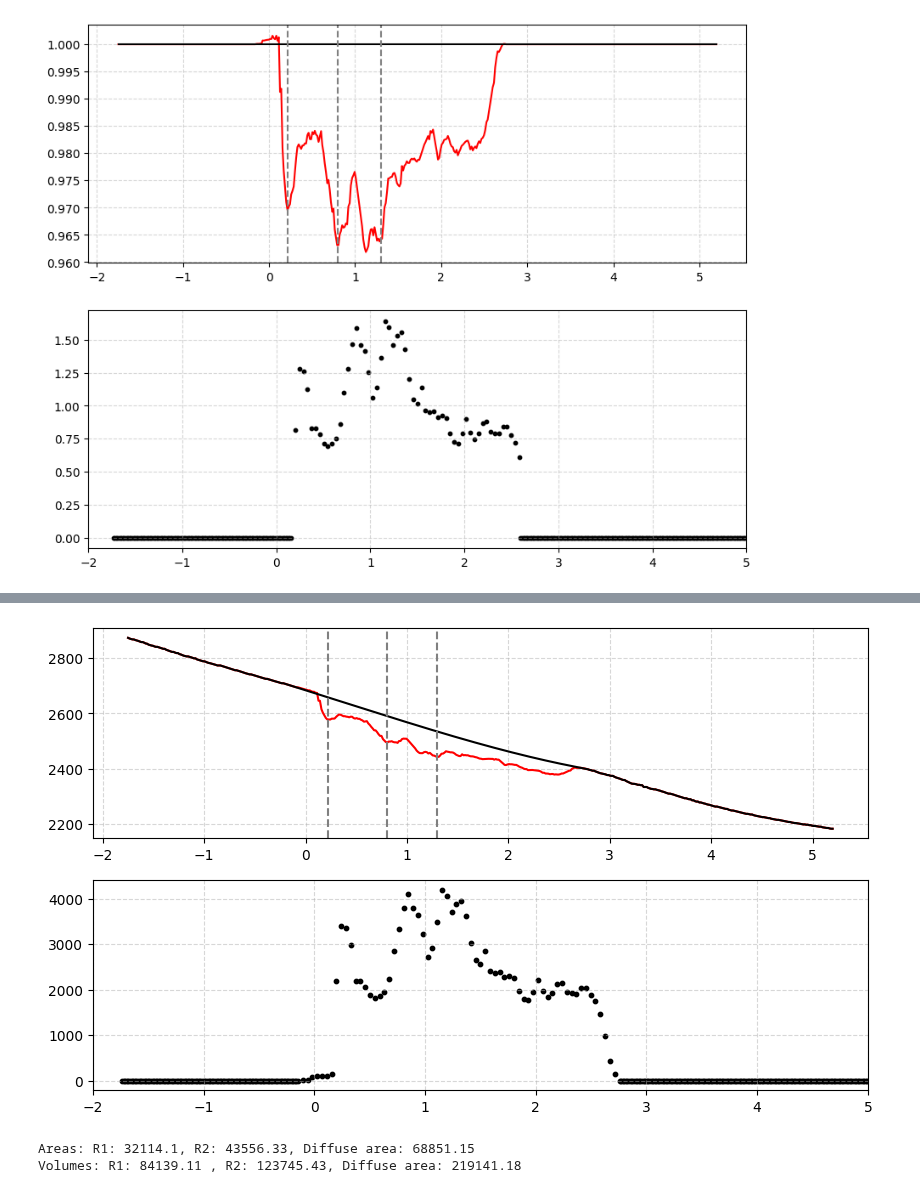
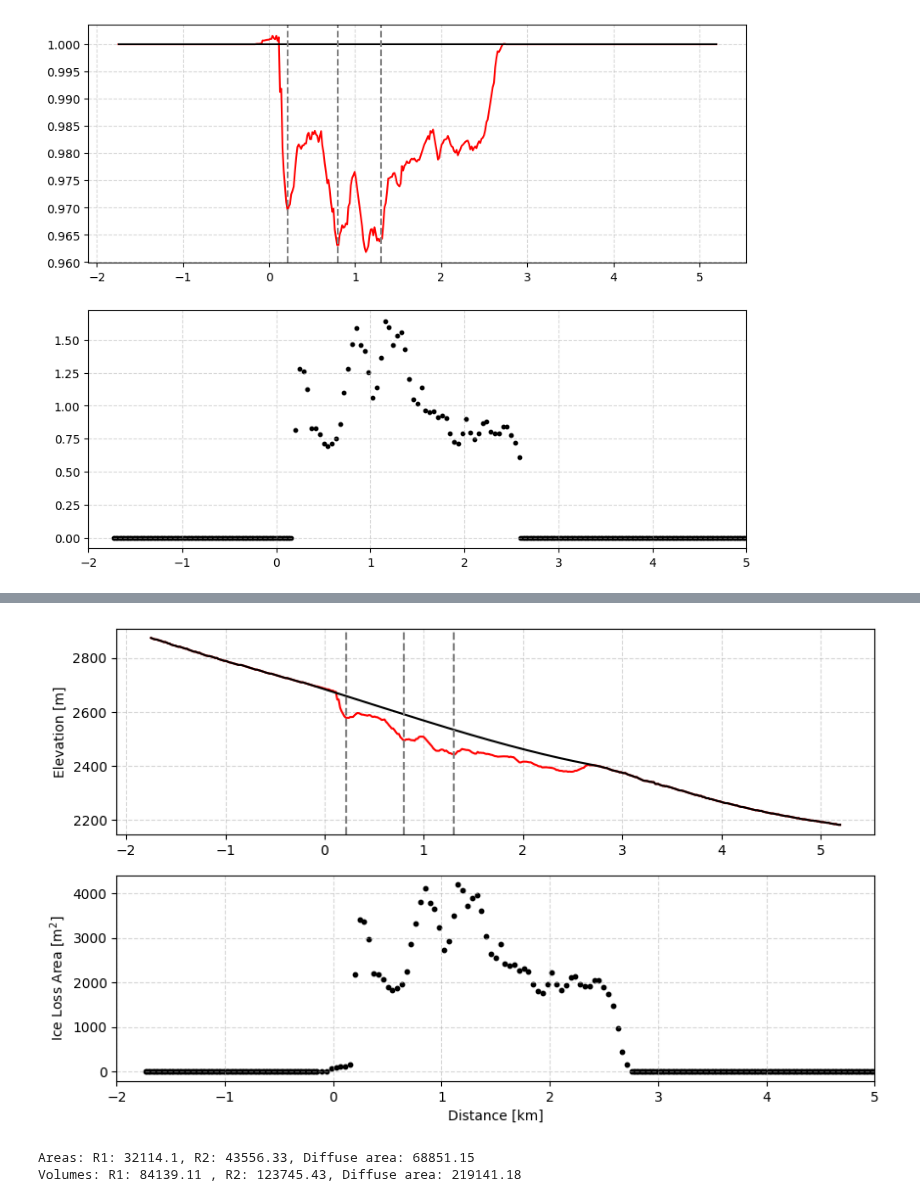
Before and after one commit to lsperezm/Martian_Icy_Scarps, a Jupyter notebook: Code/New_Scarps.ipynb, the cells around one changed output, grey strips where cells are left out. Cells and saved outputs as stored; diff of their text form; code cells hidden in the pictures.

```diff
--- a/Code/New_Scarps.ipynb
+++ b/Code/New_Scarps.ipynb
@@ -605,18 +608,23 @@ distS1_cont[2]-distS1_cont[0]
 # %%
 fig, (ax1, ax2) = plt.subplots(2, 1, figsize=(10, 6), sharex=False)
 ax1.plot(distS1_cont-1.75, (elevationS1_cont-16), color='red', linewidth=1.5)
 ax1.plot(distS1_cont-1.75,(continuum-16),color='black')
 ax1.axvline(x=0.22,linestyle='--',color='gray')
 ax1.axvline(x=0.8,linestyle='--',color='gray')
 ax1.axvline(x=1.3,linestyle='--',color='gray')
 
 ax2.scatter(locS1,areaS1,s=10,c='k')
 ax2.set_xlim(-2,5)
 
 ax1.grid(True, which="both", linestyle="--", alpha=0.5)
 ax2.grid(True, which="both", linestyle="--", alpha=0.5)
+
+ax2.set_xlabel('Distance [km]')
+ax1.set_ylabel('Elevation [m]')
+ax2.set_ylabel(r'Ice Loss Area [m$^2$]')
+plt.savefig('Volume_S1.png')
 # %% [output]
-[figure, old version]
+[figure, new version]
 # %%
 lengths=np.linspace(0.46,6.45,len(areaS1))
 area_R1= 0
```
Also changed, not shown: parts of 6 cells of this notebook, 27 other files.
